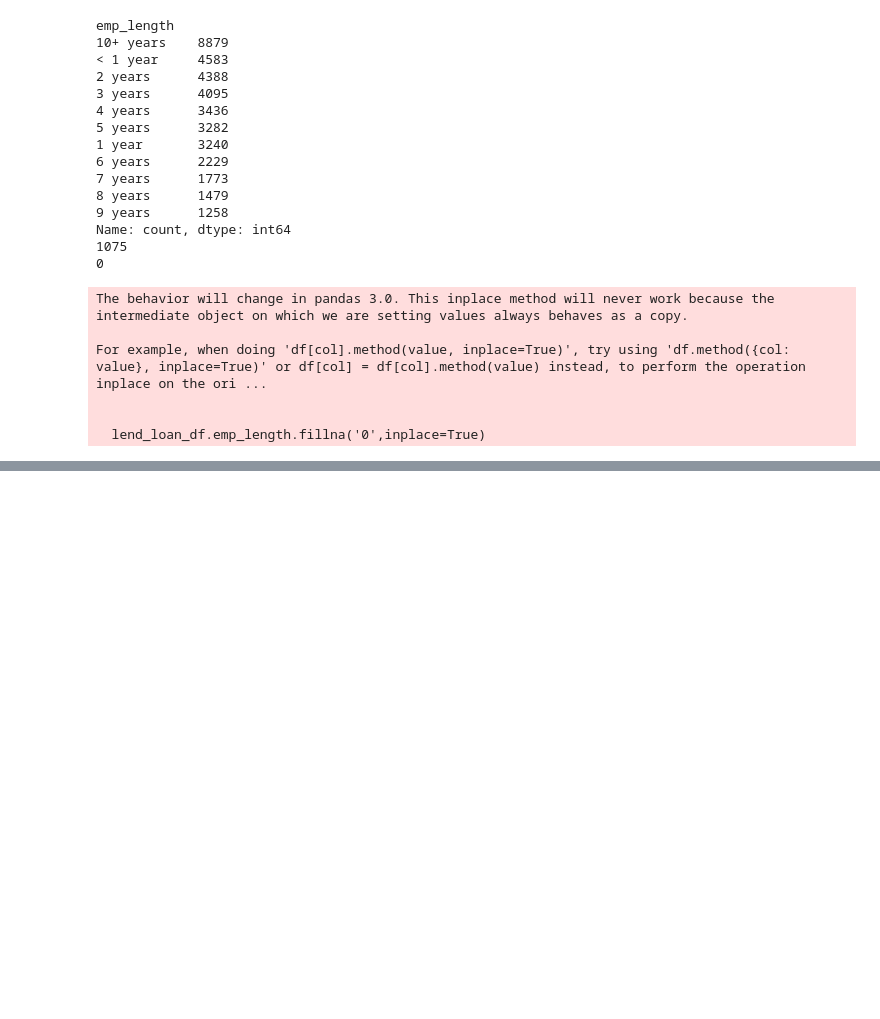
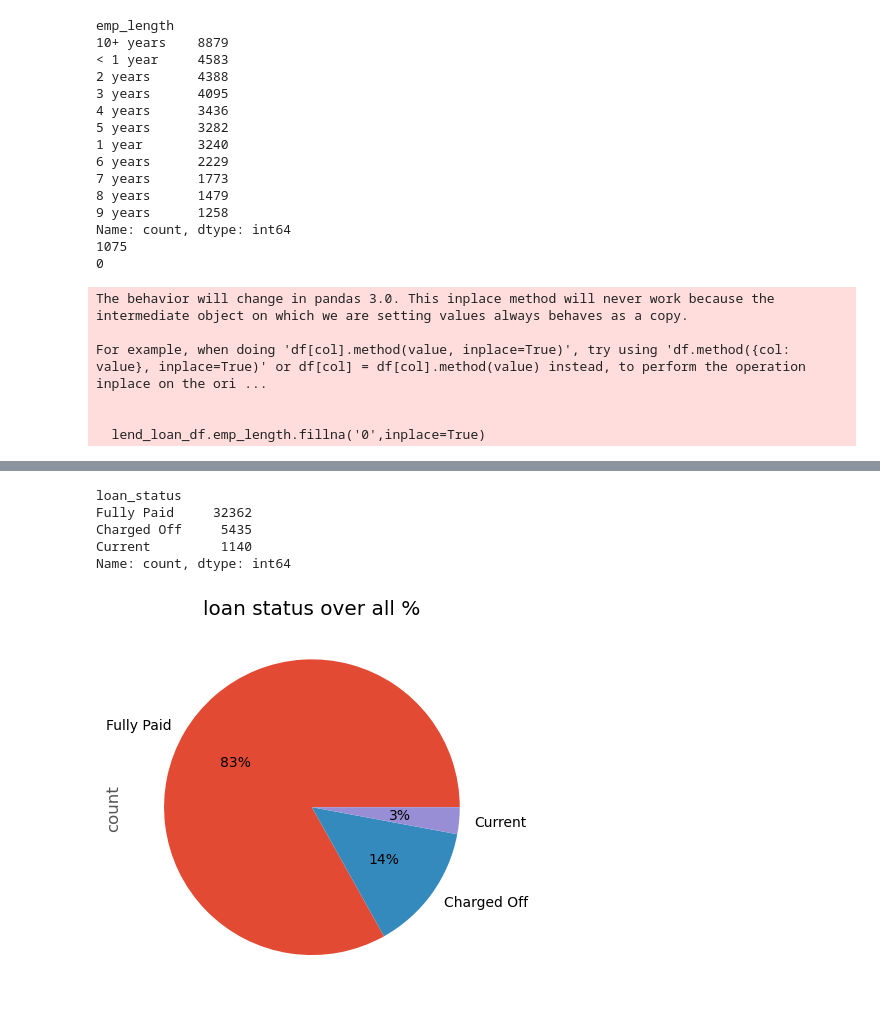
Before and after one commit to blogbydev/lendingcasestudy, a Jupyter notebook: lcs_srinivasan.ipynb, the cells around one changed output, grey strips where cells are left out. Saved outputs shown, nothing was run; the diff lists cells and outputs as text; code cells hidden in the pictures; blank space fills up the shorter version.

```diff
--- a/lcs_srinivasan.ipynb
+++ b/lcs_srinivasan.ipynb
@@ -242,0 +299,13 @@ Name: count, dtype: int64
+# %%
+print(lend_loan_df.loan_status.value_counts())
+
+lend_loan_df.loan_status.value_counts().plot.pie(autopct='%1.0f%%')
+plt.title('loan status over all %')
+plt.show()
+# %% [output]
+loan_status
+Fully Paid     32362
+Charged Off     5435
+Current         1140
+Name: count, dtype: int64
+[figure, added]
```
Also changed, not shown: parts of 33 cells of this notebook.
